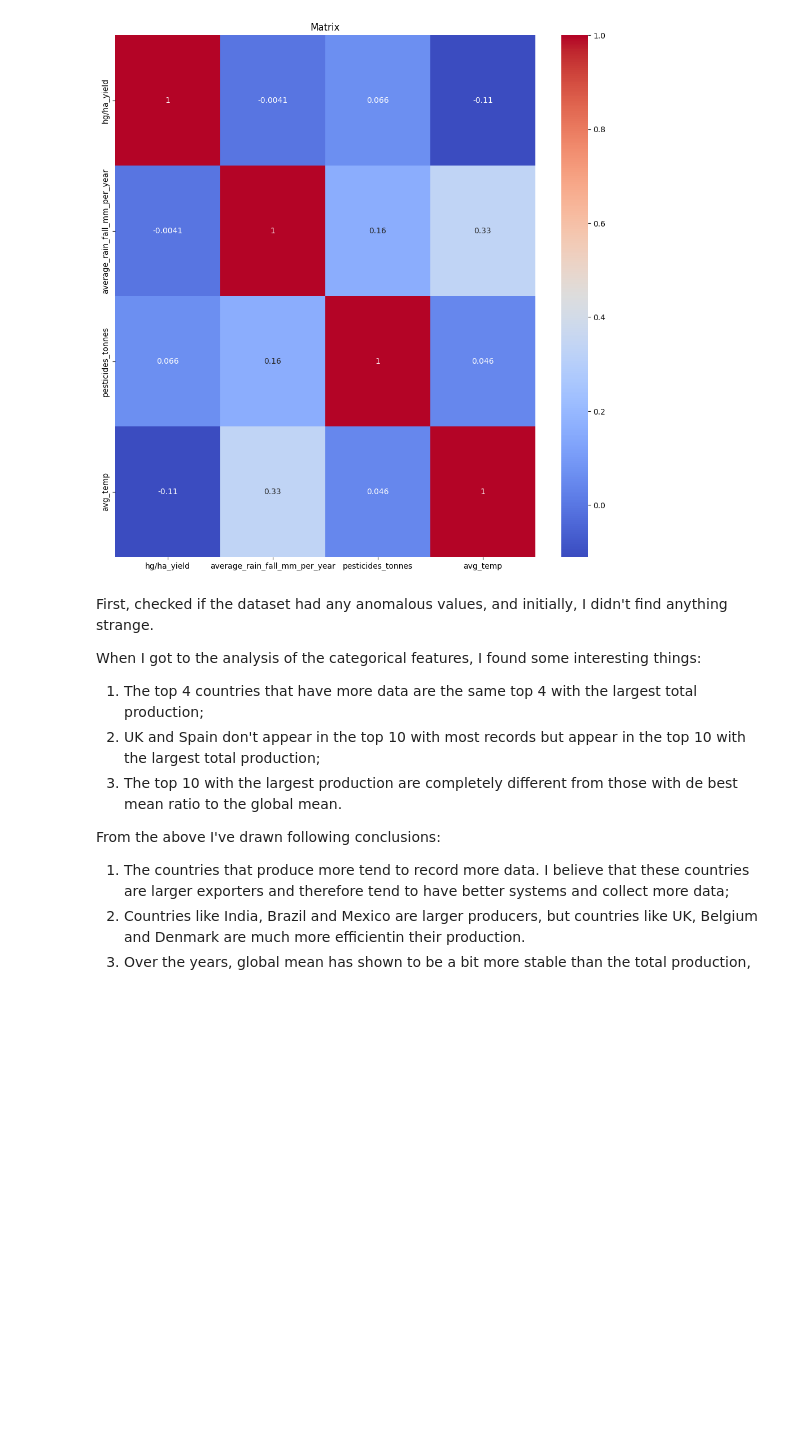
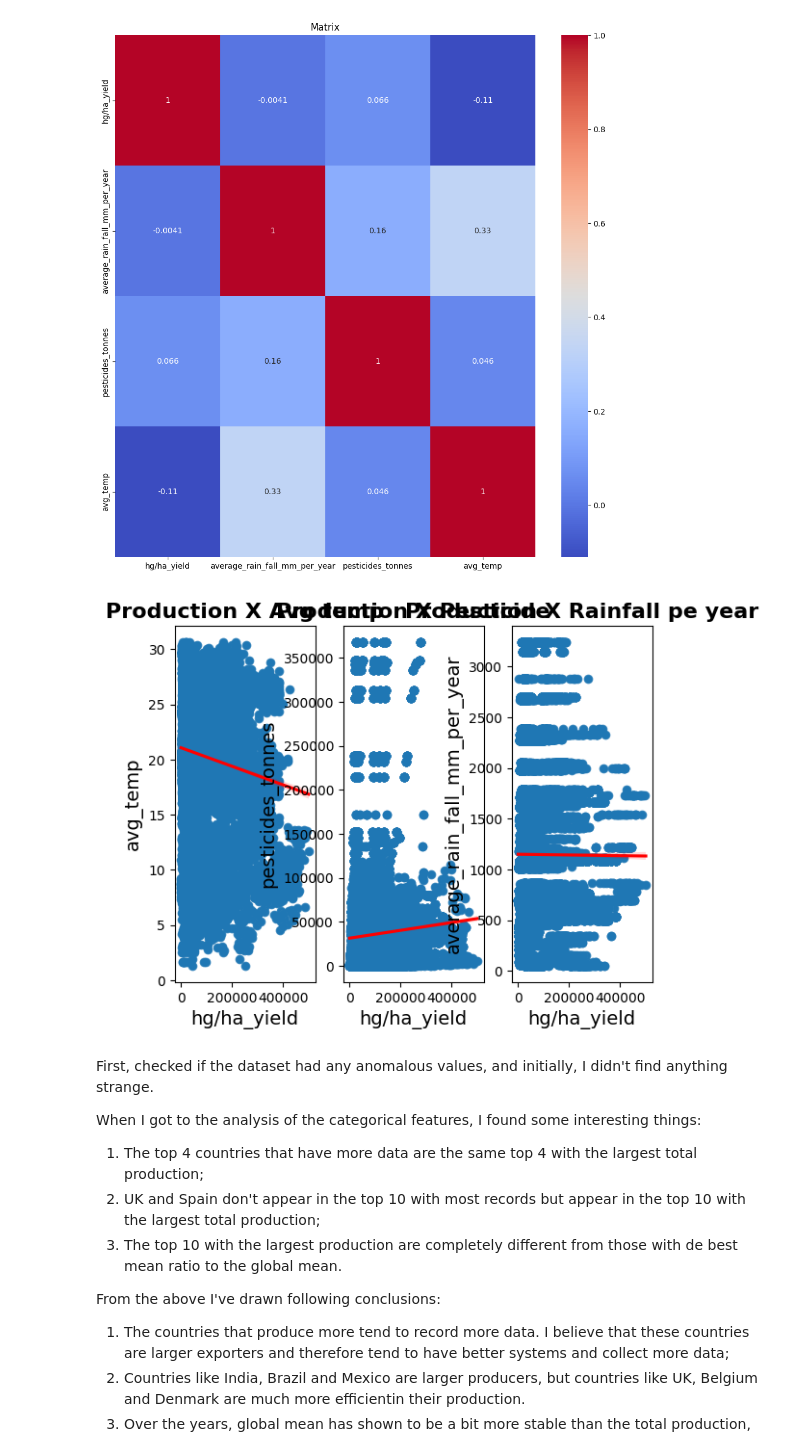
Before and after one commit to andrefpvalenga/crop-yeld-project, a Jupyter notebook: CropYeldPrediction.ipynb, the cells around one changed output. Cells and saved outputs as stored; diff of their text form; code cells hidden in the pictures; blank space fills up the shorter version.

```diff
--- a/CropYeldPrediction.ipynb
+++ b/CropYeldPrediction.ipynb
@@ -386,6 +386,37 @@ plt.title('Matrix')
 plt.show()
 # %% [output]
 [figure]
+# %%
+# Creating Scatterplots to checks
+plt.Figure(figsize=(20,25))
+
+# Scatter 'hg/ha_yield' X 'avg_temp'
+plt.subplot(1,3,1)
+sns.scatterplot(x='hg/ha_yield', y='avg_temp', data=df)
+plt.title('Production X Avg temp', fontsize=16, fontweight='bold')
+plt.xlabel('Production', fontsize=14)
+plt.ylabel('Avg Temp', fontsize=14)
+sns.regplot(x='hg/ha_yield', y='avg_temp', data=df, line_kws={'color': 'red'})
+
+# Scatter 'hg/ha_yield' X 'pesticides_tonnes'
+plt.subplot(1,3,2)
+sns.scatterplot(x='hg/ha_yield', y='pesticides_tonnes', data=df)
+plt.title('Production X Pesticide', fontsize=16, fontweight='bold')
+plt.xlabel('Production', fontsize=14)
+plt.ylabel('Pesticide', fontsize=14)
+sns.regplot(x='hg/ha_yield', y='pesticides_tonnes', data=df, line_kws={'color': 'red'})
+
+# Scatter 'hg/ha_yield' X 'average_rain_fall_mm_per_year'
+plt.subplot(1,3,3)
+sns.scatterplot(x='hg/ha_yield', y='average_rain_fall_mm_per_year', data=df)
+plt.title('Production X Rainfall pe year', fontsize=16, fontweight='bold')
+plt.xlabel('Production', fontsize=14)
+plt.ylabel('Rainfall', fontsize=14)
+sns.regplot(x='hg/ha_yield', y='average_rain_fall_mm_per_year', data=df, line_kws={'color': 'red'})
+
+plt.show()
+# %% [output]
+[figure, added]
 # %% [markdown]
 First, checked if the dataset had any anomalous values, and initially, I didn't find anything strange.
 
```
